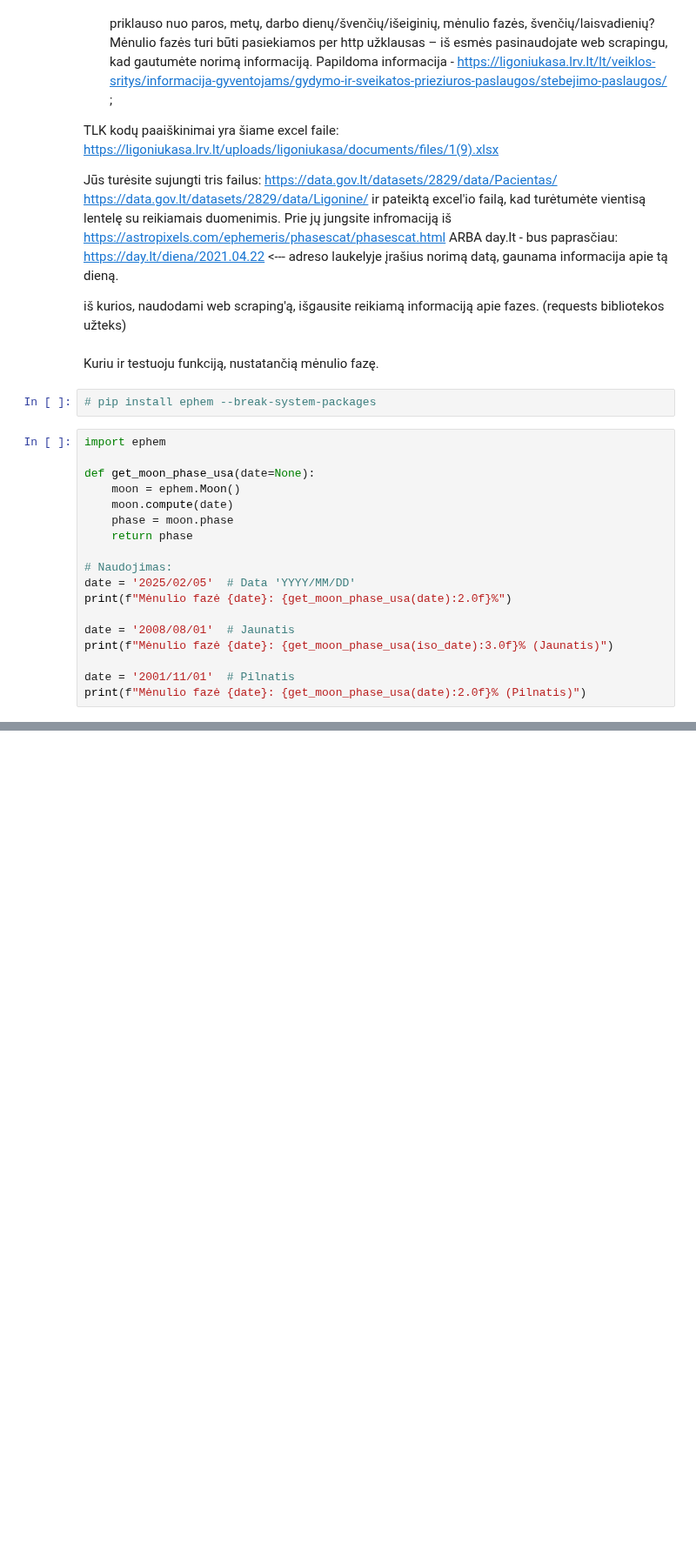
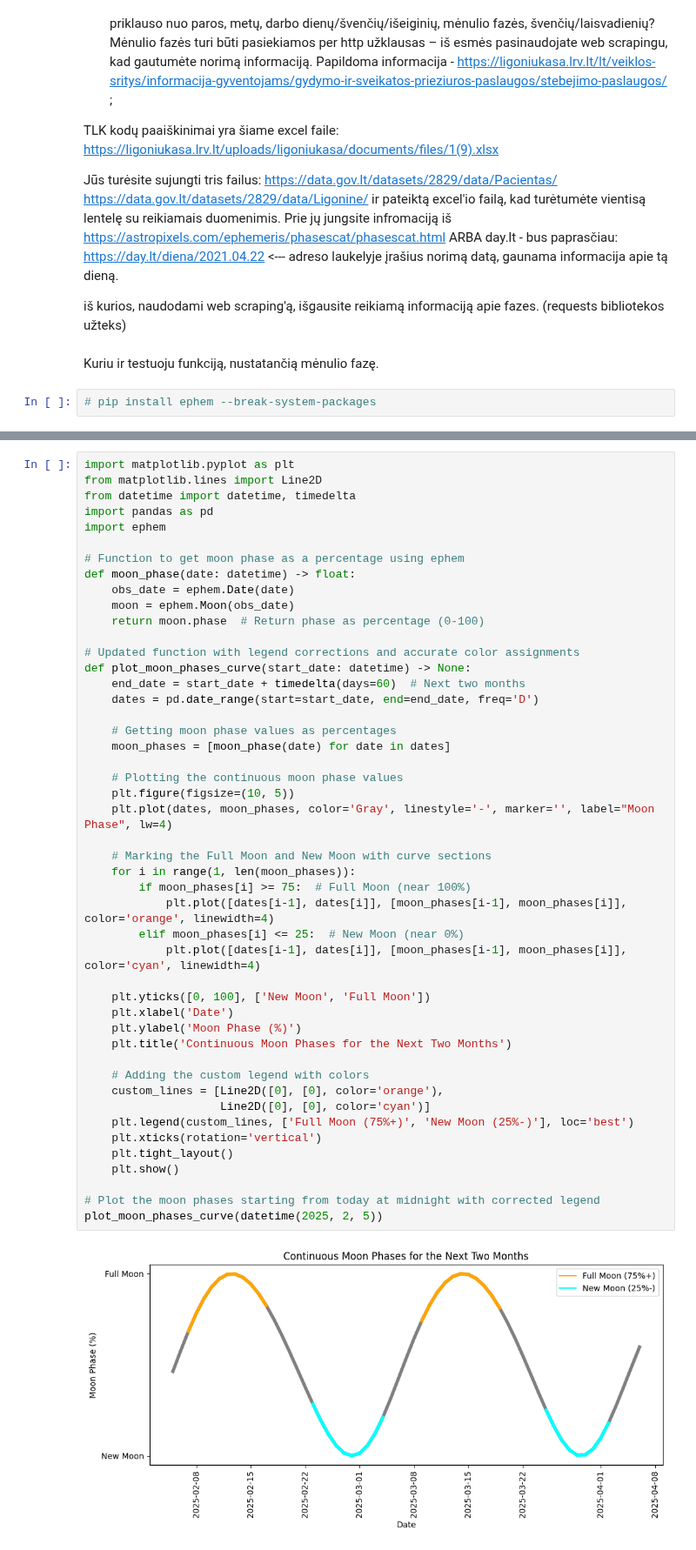
Before and after one commit to ISeeBugsEverywhere/DataScienceNotebooks, a Jupyter notebook: Studentai/MykolasOK/2025-02-05.ipynb, the cells around one changed output, grey strips where cells are left out. Shown at 87% size. Cells and saved outputs as stored; diff of their text form; blank space fills up the shorter version.

Commit message:
def moon_phase() bandymai atskirame faile.

```diff
--- a/Studentai/MykolasOK/2025-02-05.ipynb
+++ b/Studentai/MykolasOK/2025-02-05.ipynb
@@ -53,21 +53,3 @@ iš kurios, naudodami web scraping'ą, išgausite reikiamą informaciją apie fa
 Kuriu ir testuoju funkciją, nustatančią mėnulio fazę.
 # %%
 # pip install ephem --break-system-packages
-# %%
-import ephem
-
-def get_moon_phase_usa(date=None):
-    moon = ephem.Moon()
-    moon.compute(date)
-    phase = moon.phase
-    return phase
-
-# Naudojimas:
-date = '2025/02/05'  # Data 'YYYY/MM/DD'
-print(f"Mėnulio fazė {date}: {get_moon_phase_usa(date):2.0f}%")
-
-date = '2008/08/01'  # Jaunatis
-print(f"Mėnulio fazė {date}: {get_moon_phase_usa(iso_date):3.0f}% (Jaunatis)")
-
-date = '2001/11/01'  # Pilnatis
-print(f"Mėnulio fazė {date}: {get_moon_phase_usa(date):2.0f}% (Pilnatis)")
@@ -259,0 +56,49 @@ plot_moon_phases_percentage(datetime(2025, 2, 5))
+# %%
+import matplotlib.pyplot as plt
+from matplotlib.lines import Line2D
+from datetime import datetime, timedelta
+import pandas as pd
+import ephem
+
+# Function to get moon phase as a percentage using ephem
+def moon_phase(date: datetime) -> float:
+    obs_date = ephem.Date(date)
+    moon = ephem.Moon(obs_date)
+    return moon.phase  # Return phase as percentage (0-100)
+
+# Updated function with legend corrections and accurate color assignments
+def plot_moon_phases_curve(start_date: datetime) -> None:
+    end_date = start_date + timedelta(days=60)  # Next two months
+    dates = pd.date_range(start=start_date, end=end_date, freq='D')
+
+    # Getting moon phase values as percentages
+    moon_phases = [moon_phase(date) for date in dates]
+
+    # Plotting the continuous moon phase values
+    plt.figure(figsize=(10, 5))
+    plt.plot(dates, moon_phases, color='Gray', linestyle='-', marker='', label="Moon Phase", lw=4)
+
+    # Marking the Full Moon and New Moon with curve sections
+    for i in range(1, len(moon_phases)):
+        if moon_phases[i] >= 75:  # Full Moon (near 100%)
+            plt.plot([dates[i-1], dates[i]], [moon_phases[i-1], moon_phases[i]], color='orange', linewidth=4)
+        elif moon_phases[i] <= 25:  # New Moon (near 0%)
+            plt.plot([dates[i-1], dates[i]], [moon_phases[i-1], moon_phases[i]], color='cyan', linewidth=4)
+
+    plt.yticks([0, 100], ['New Moon', 'Full Moon'])
+    plt.xlabel('Date')
+    plt.ylabel('Moon Phase (%)')
+    plt.title('Continuous Moon Phases for the Next Two Months')
+
+    # Adding the custom legend with colors
+    custom_lines = [Line2D([0], [0], color='orange'),
+                    Line2D([0], [0], color='cyan')]
+    plt.legend(custom_lines, ['Full Moon (75%+)', 'New Moon (25%-)'], loc='best')
+    plt.xticks(rotation='vertical')
+    plt.tight_layout()
+    plt.show()
+
+# Plot the moon phases starting from today at midnight with corrected legend
+plot_moon_phases_curve(datetime(2025, 2, 5))
+# %% [output]
+[figure, added]
```
Also changed, not shown: parts of 5 cells of this notebook, 1 other file.
